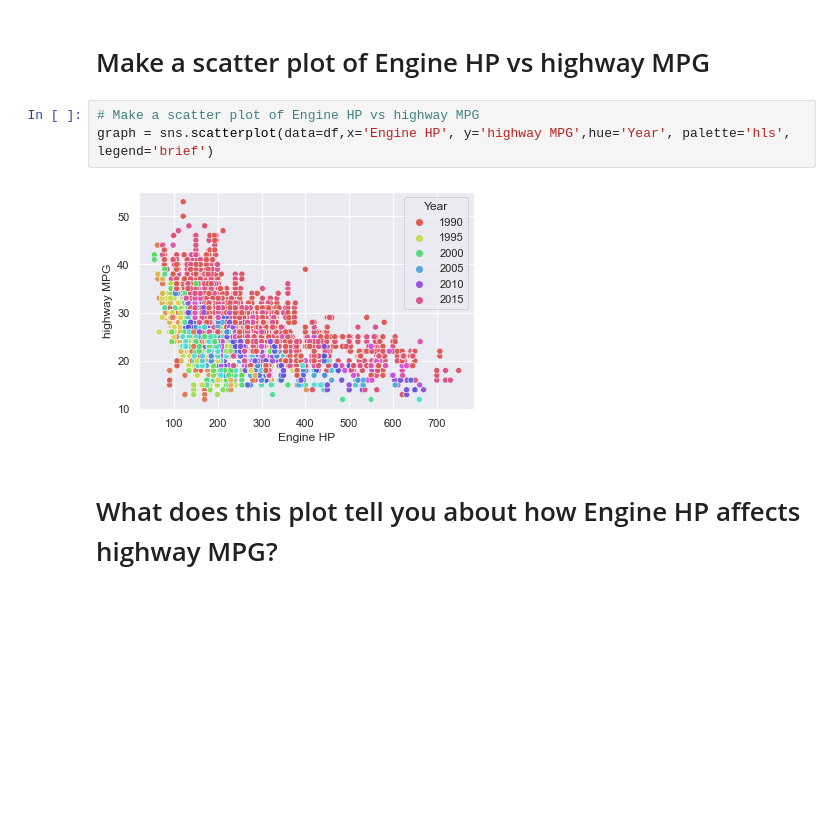
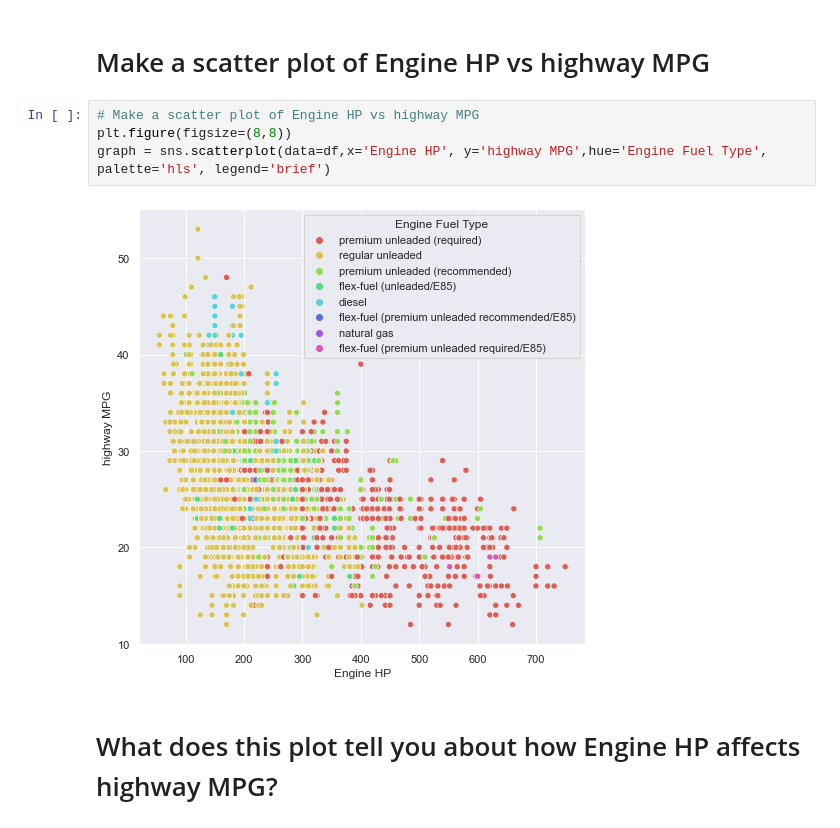
Before and after one commit to KevinDsouza03/my-fork-2023-fall-data-science-fridays, a Jupyter notebook: Week-02-Data-Viz-EDA/Exercise-KD.ipynb, the cells around one changed output. Cells and saved outputs as stored; diff of their text form; blank space fills up the shorter version.

Commit message:
wanted to fix the one scatter so the hue made more sense

```diff
--- a/Week-02-Data-Viz-EDA/Exercise-KD.ipynb
+++ b/Week-02-Data-Viz-EDA/Exercise-KD.ipynb
@@ -200,9 +200,10 @@ df.plot(x='Engine HP', y='highway MPG' )
 # Make a scatter plot of Engine HP vs highway MPG
 # %%
 # Make a scatter plot of Engine HP vs highway MPG
-graph = sns.scatterplot(data=df,x='Engine HP', y='highway MPG',hue='Year', palette='hls', legend='brief')
+plt.figure(figsize=(8,8))
+graph = sns.scatterplot(data=df,x='Engine HP', y='highway MPG',hue='Engine Fuel Type', palette='hls', legend='brief')
 # %% [output]
-[figure, old version]
+[figure, new version]
 # %% [markdown]
 # What does this plot tell you about how Engine HP affects highway MPG?
 # %%
```
Also changed, not shown: parts of 4 cells of this notebook.
